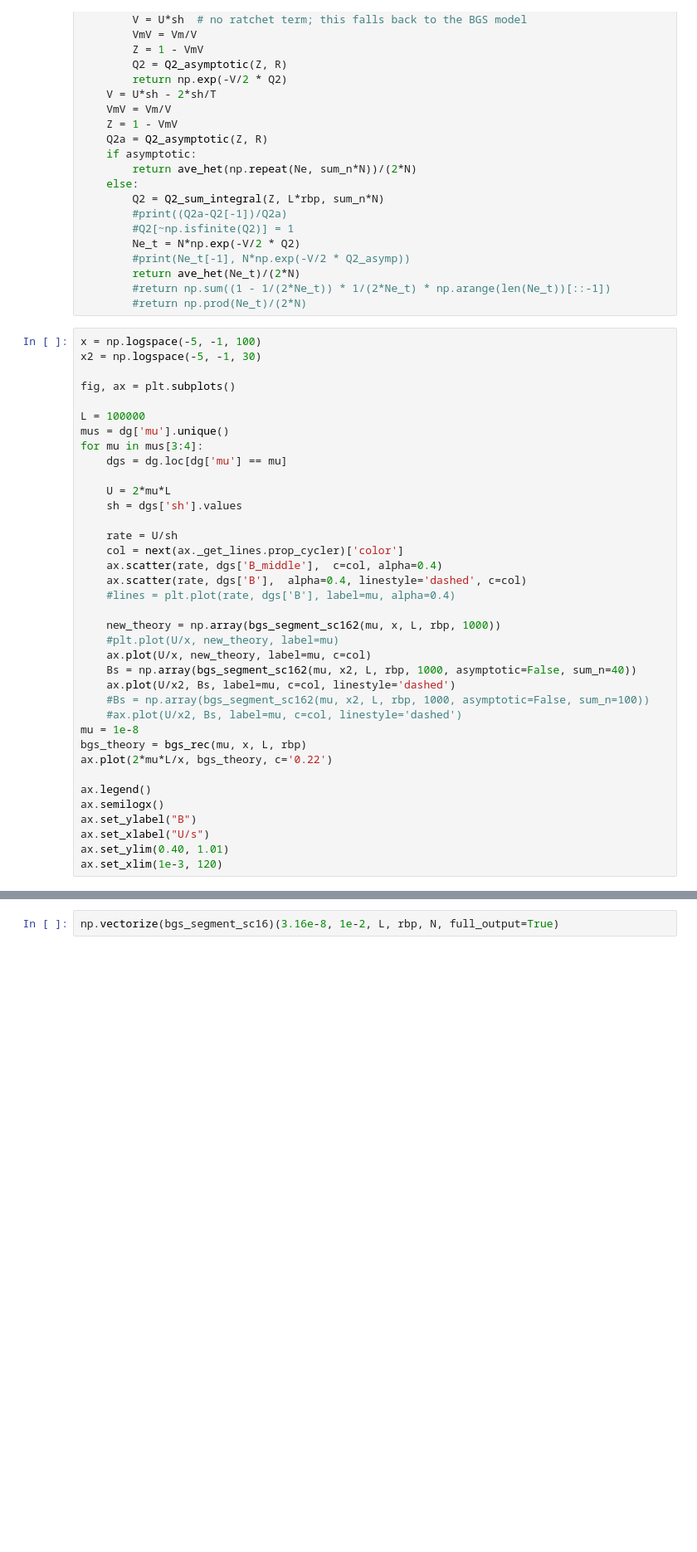
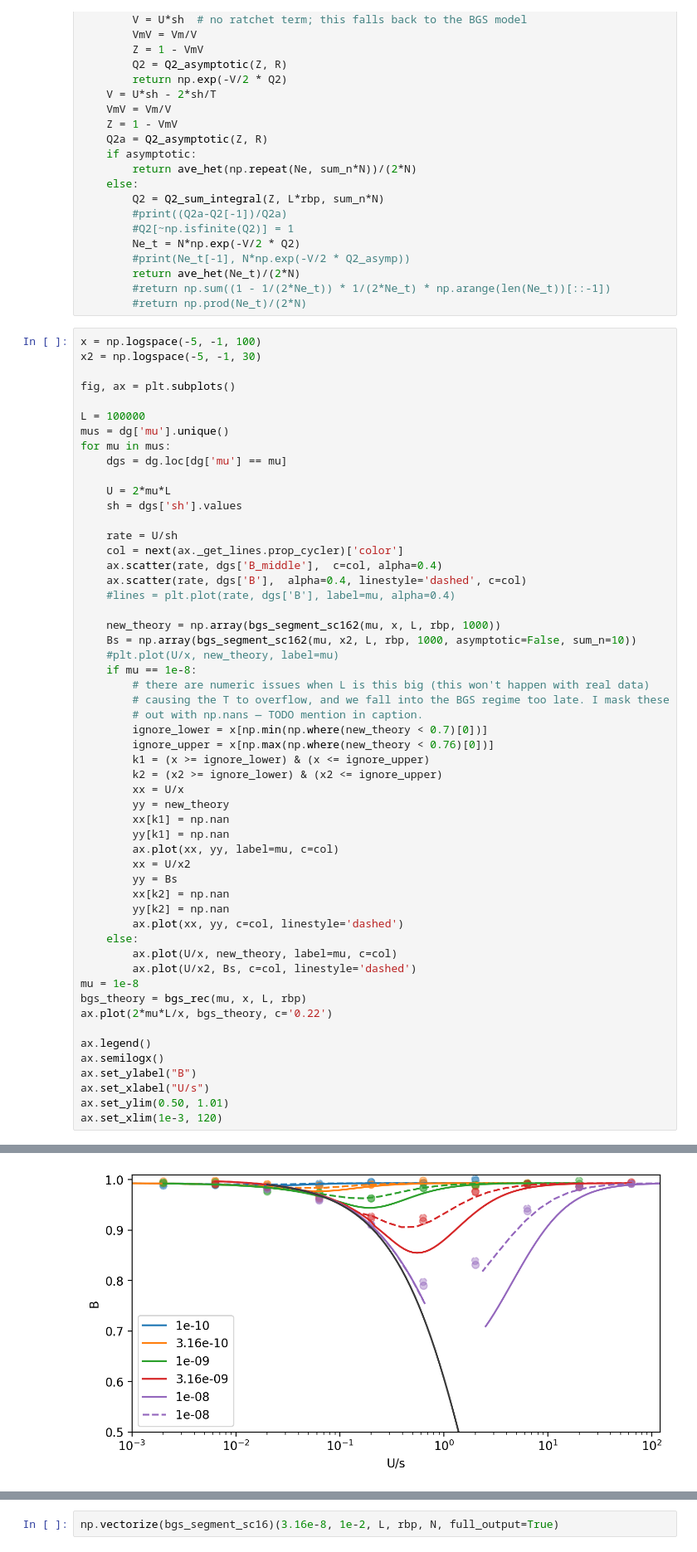
Before and after one commit to vsbuffalo/bprime, a Jupyter notebook: notebooks/region_simulations.ipynb, the cells around one changed output, grey strips where cells are left out. Shown at 83% size. Saved outputs shown, nothing was run; the diff lists cells and outputs as text; blank space fills up the shorter version.

```diff
--- a/notebooks/region_simulations.ipynb
+++ b/notebooks/region_simulations.ipynb
@@ -319,7 +319,7 @@ fig, ax = plt.subplots()
 
 L = 100000
 mus = dg['mu'].unique()
-for mu in mus[3:4]:
+for mu in mus:
     dgs = dg.loc[dg['mu'] == mu]
 
     U = 2*mu*L
@@ -332,12 +332,29 @@ for mu in mus[3:4]:
     #lines = plt.plot(rate, dgs['B'], label=mu, alpha=0.4)
 
     new_theory = np.array(bgs_segment_sc162(mu, x, L, rbp, 1000))
+    Bs = np.array(bgs_segment_sc162(mu, x2, L, rbp, 1000, asymptotic=False, sum_n=10))
     #plt.plot(U/x, new_theory, label=mu)
-    ax.plot(U/x, new_theory, label=mu, c=col)
-    Bs = np.array(bgs_segment_sc162(mu, x2, L, rbp, 1000, asymptotic=False, sum_n=40))
-    ax.plot(U/x2, Bs, label=mu, c=col, linestyle='dashed')
-    #Bs = np.array(bgs_segment_sc162(mu, x2, L, rbp, 1000, asymptotic=False, sum_n=100))
-    #ax.plot(U/x2, Bs, label=mu, c=col, linestyle='dashed')
+    if mu == 1e-8:
+        # there are numeric issues when L is this big (this won't happen with real data)
+        # causing the T to overflow, and we fall into the BGS regime too late. I mask these
+        # out with np.nans — TODO mention in caption.
+        ignore_lower = x[np.min(np.where(new_theory < 0.7)[0])]
+        ignore_upper = x[np.max(np.where(new_theory < 0.76)[0])]
+        k1 = (x >= ignore_lower) & (x <= ignore_upper)
+        k2 = (x2 >= ignore_lower) & (x2 <= ignore_upper)
+        xx = U/x
+        yy = new_theory
+        xx[k1] = np.nan
+        yy[k1] = np.nan
+        ax.plot(xx, yy, label=mu, c=col)
+        xx = U/x2
+        yy = Bs
+        xx[k2] = np.nan
+        yy[k2] = np.nan
+        ax.plot(xx, yy, c=col, linestyle='dashed')
+    else:
+        ax.plot(U/x, new_theory, label=mu, c=col)
+        ax.plot(U/x2, Bs, c=col, linestyle='dashed')
 mu = 1e-8
 bgs_theory = bgs_rec(mu, x, L, rbp)
 ax.plot(2*mu*L/x, bgs_theory, c='0.22')
@@ -346,5 +363,6 @@ ax.legend()
 ax.semilogx()
 ax.set_ylabel("B")
 ax.set_xlabel("U/s")
-ax.set_ylim(0.40, 1.01)
+ax.set_ylim(0.50, 1.01)
 ax.set_xlim(1e-3, 120)
+# %% [output]
@@ -350,0 +370 @@ ax.set_xlim(1e-3, 120)
+[figure, added]
```
Also changed, not shown: parts of 14 cells of this notebook.
